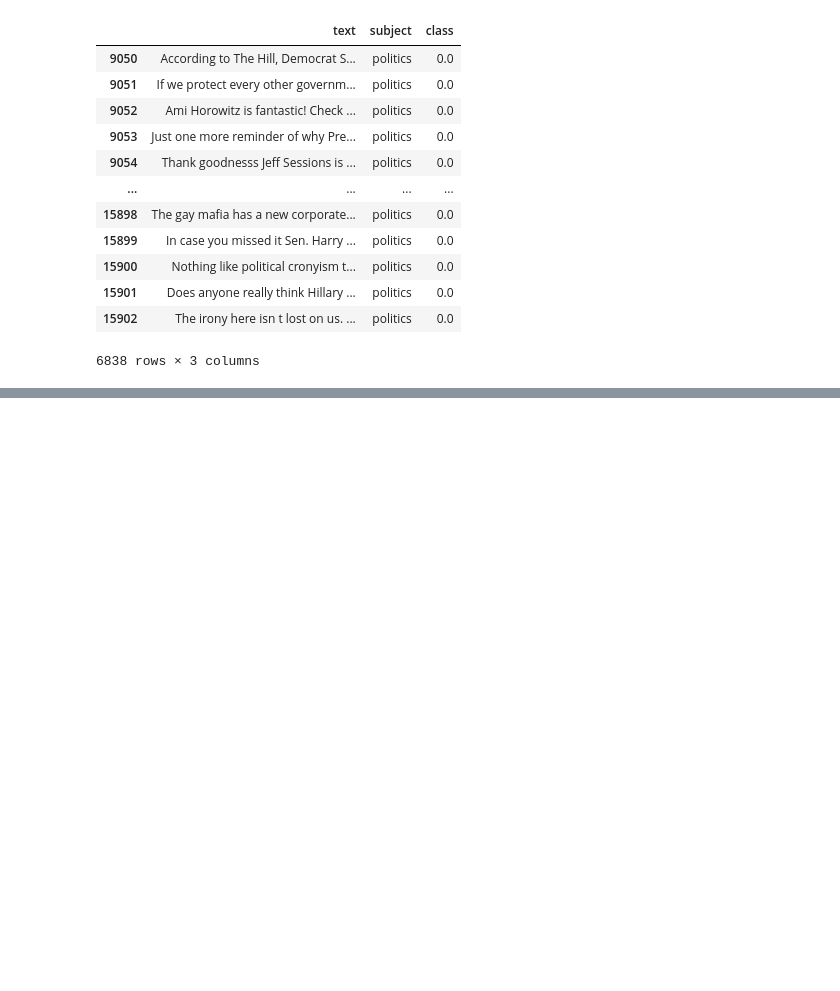
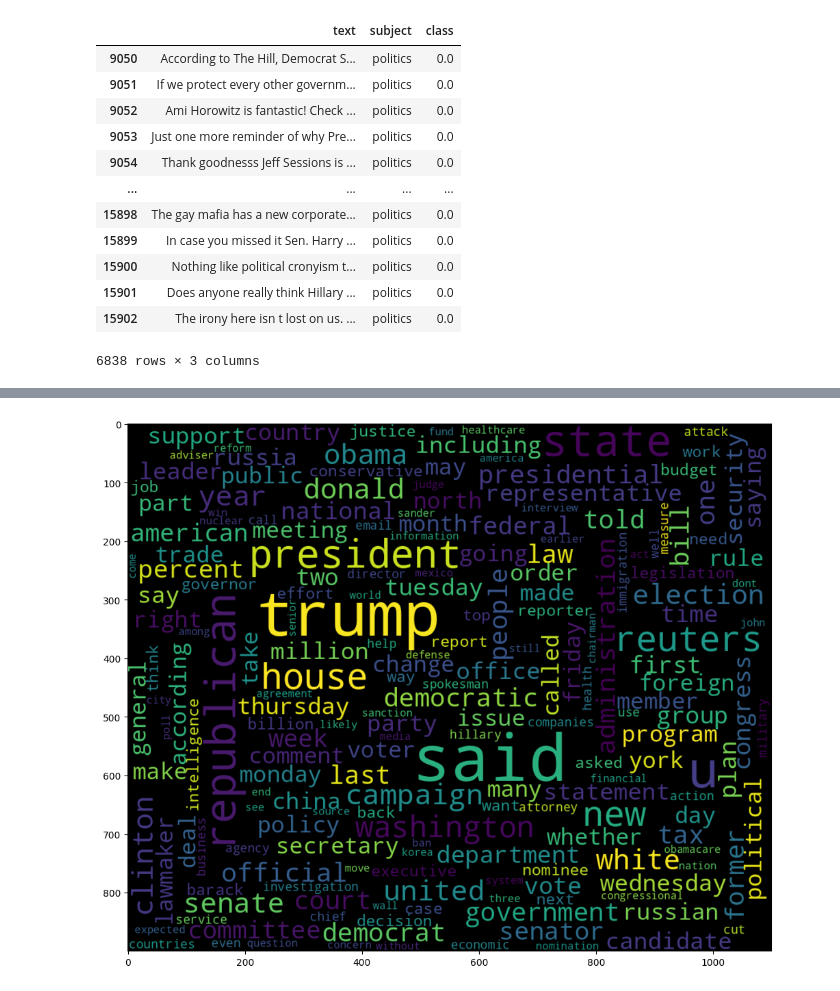
Before and after one commit to risav-pyakurel/8th-Sem-Project, a Jupyter notebook: ML-model/news-detection.ipynb, the cells around one changed output, grey strips where cells are left out. Saved outputs shown, nothing was run; the diff lists cells and outputs as text; code cells hidden in the pictures; blank space fills up the shorter version.

```diff
--- a/ML-model/news-detection.ipynb
+++ b/ML-model/news-detection.ipynb
@@ -102,0 +206,3 @@ datap1
+# %%
+data = data_politicsall
+data_politicsall
@@ -102,0 +238,29 @@ datap1
+# %%
+def preprocess_text(text_data):  # Fungsi ini akan melakukan pra-proses seluruh data yang diberikan sebagai input.
+    preprocessed_text = []
+
+    for sentence in tqdm(text_data):
+        sentence = re.sub(r'[^\w\s]', '', sentence)
+        preprocessed_text.append(' '.join(token.lower()
+                                  for token in str(sentence).split()
+                                  if token not in stopwords.words('english')))
+
+    return preprocessed_text
+# %%
+preprocessed_review = preprocess_text(data['text'].values)
+data['text'] = preprocessed_review
+# %%
+#For Real
+consolidated = ' '.join(
+    word for word in data['text'][data['class'] == 1].astype(str))
+wordCloud = WordCloud(width=1100,
+                      height=900,
+                      random_state=21,
+                      max_font_size=110,
+                      collocations=False)
+plt.figure(figsize=(15, 10))
+plt.imshow(wordCloud.generate(consolidated), interpolation='bilinear')
+plt.axis('on')
+plt.show()
+# %% [output]
+[figure, added]
```
Also changed, not shown: parts of 26 cells of this notebook, 2 other files.
